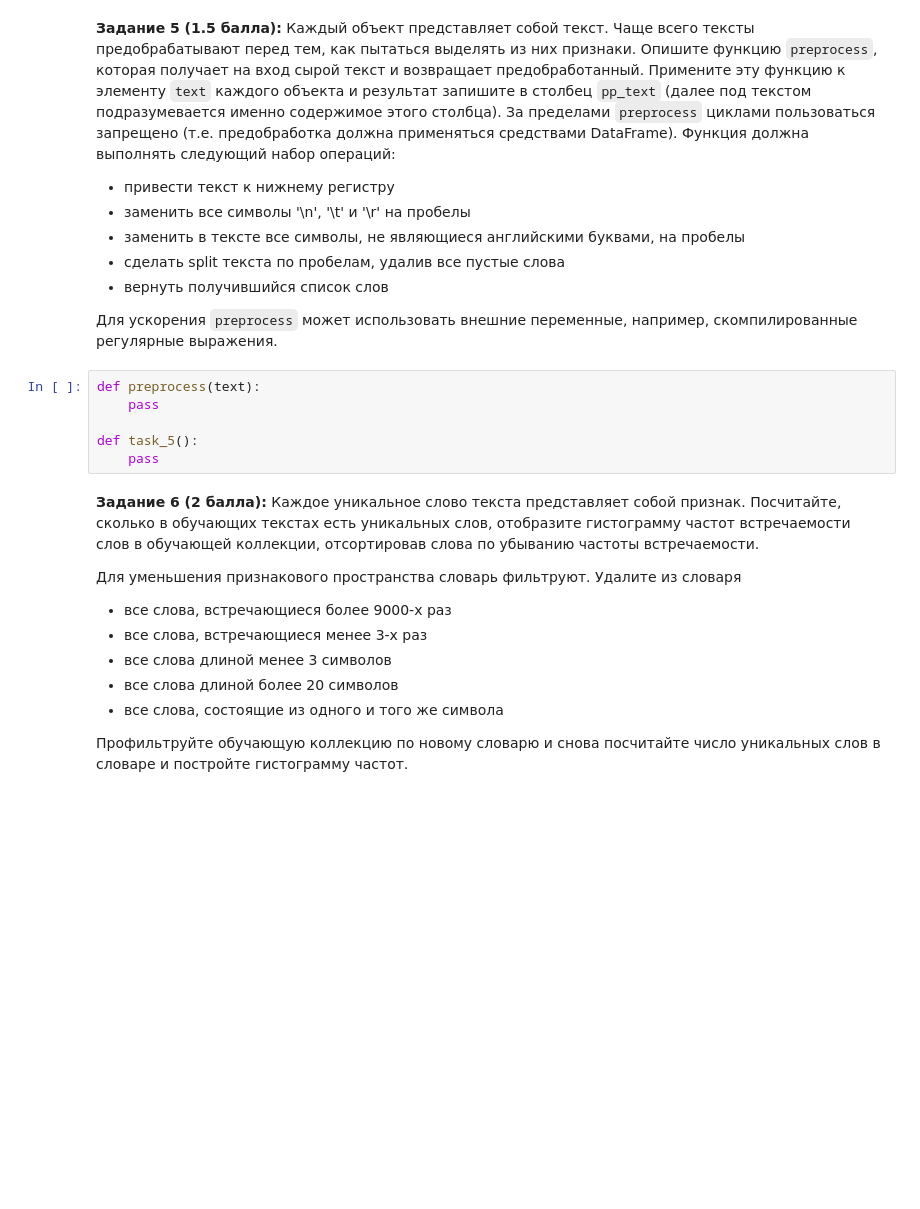
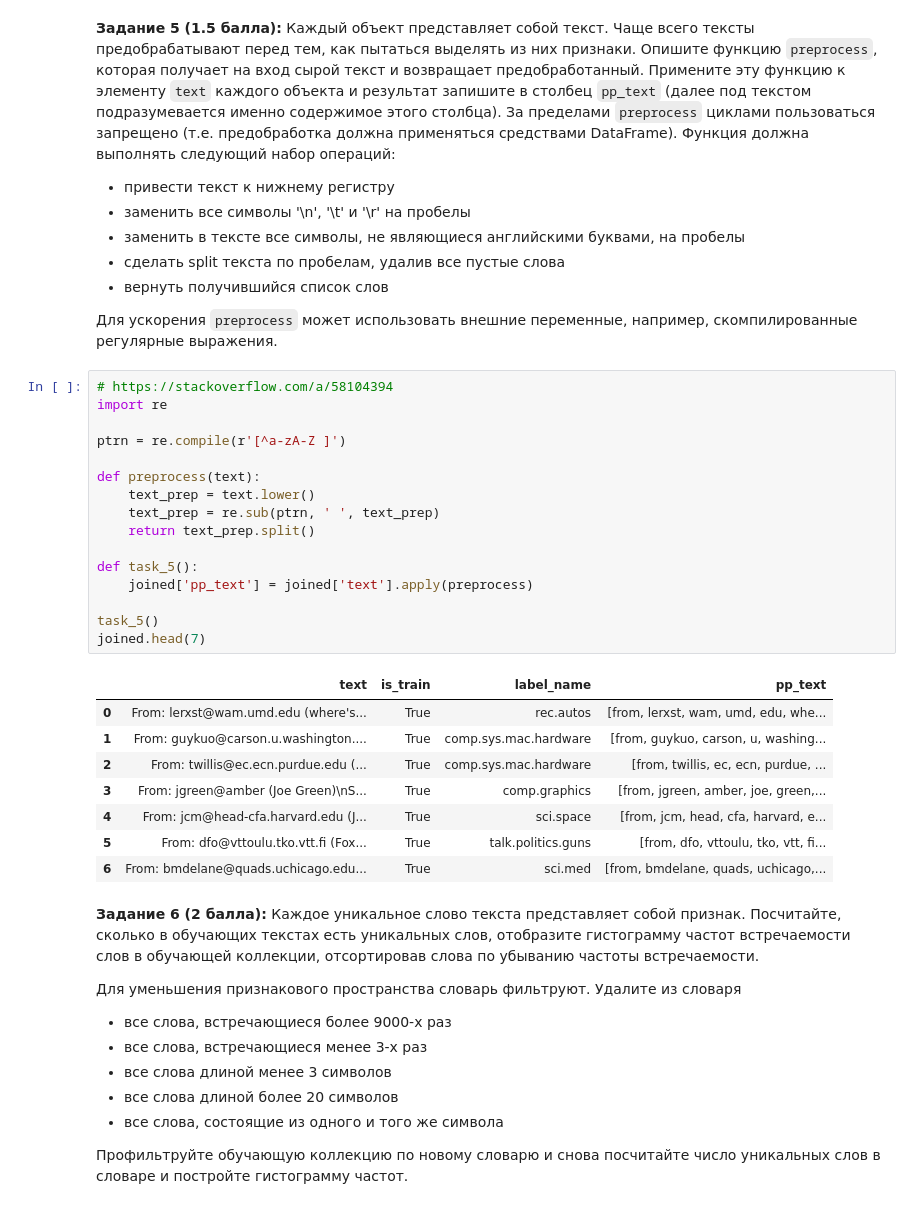
Before and after one commit to MAI-University-Student-Projects/PythonMIPTCourse, a Jupyter notebook: 03-data-ml.ipynb, the cells around one changed output. Drawn from its saved outputs; the diff is of its cells as text; blank space fills up the shorter version.

```diff
--- a/03-data-ml.ipynb
+++ b/03-data-ml.ipynb
@@ -97,12 +129,31 @@ __Задание 5 (1.5 балла):__ Каждый объект предста
 - вернуть получившийся список слов
 
 Для ускорения `preprocess` может использовать внешние переменные, например, скомпилированные регулярные выражения.
-# %%
-def preprocess(text):
-    pass
-
-def task_5():
-    pass
+# %%
+# https://stackoverflow.com/a/58104394
+import re
+
+ptrn = re.compile(r'[^a-zA-Z ]')
+
+def preprocess(text):
+    text_prep = text.lower()
+    text_prep = re.sub(ptrn, ' ', text_prep)
+    return text_prep.split()
+
+def task_5():
+    joined['pp_text'] = joined['text'].apply(preprocess)
+
+task_5()
+joined.head(7)
+# %% [output]
+|  | text | is_train | label_name | pp_text |
+| 0 | From: lerxst@wam.umd.edu (where's... | True | rec.autos | [from, lerxst, wam, umd, edu, whe... |
+| 1 | From: guykuo@carson.u.washington.... | True | comp.sys.mac.hardware | [from, guykuo, carson, u, washing... |
+| 2 | From: twillis@ec.ecn.purdue.edu (... | True | comp.sys.mac.hardware | [from, twillis, ec, ecn, purdue, ... |
+| 3 | From: jgreen@amber (Joe Green)\nS... | True | comp.graphics | [from, jgreen, amber, joe, green,... |
+| 4 | From: jcm@head-cfa.harvard.edu (J... | True | sci.space | [from, jcm, head, cfa, harvard, e... |
+| 5 | From: dfo@vttoulu.tko.vtt.fi (Fox... | True | talk.politics.guns | [from, dfo, vttoulu, tko, vtt, fi... |
+| 6 | From: bmdelane@quads.uchicago.edu... | True | sci.med | [from, bmdelane, quads, uchicago,... |
 # %% [markdown]
 __Задание 6 (2 балла):__ Каждое уникальное слово текста представляет собой признак. Посчитайте, сколько в обучающих текстах есть уникальных слов, отобразите гистограмму частот встречаемости слов в обучающей коллекции,
 отсортировав слова по убыванию частоты встречаемости.
```
Also changed, not shown: parts of 18 cells of this notebook, 1 other file.
